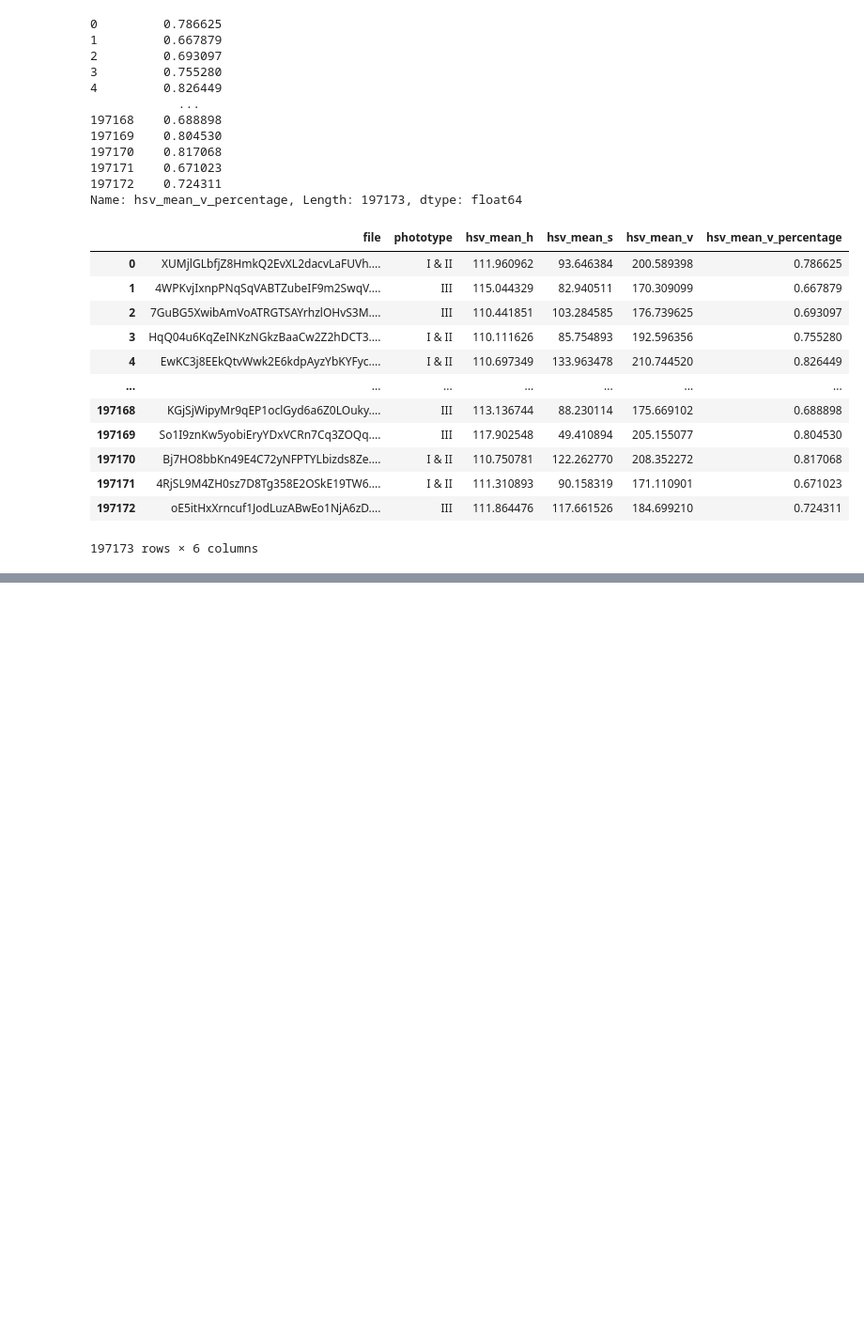
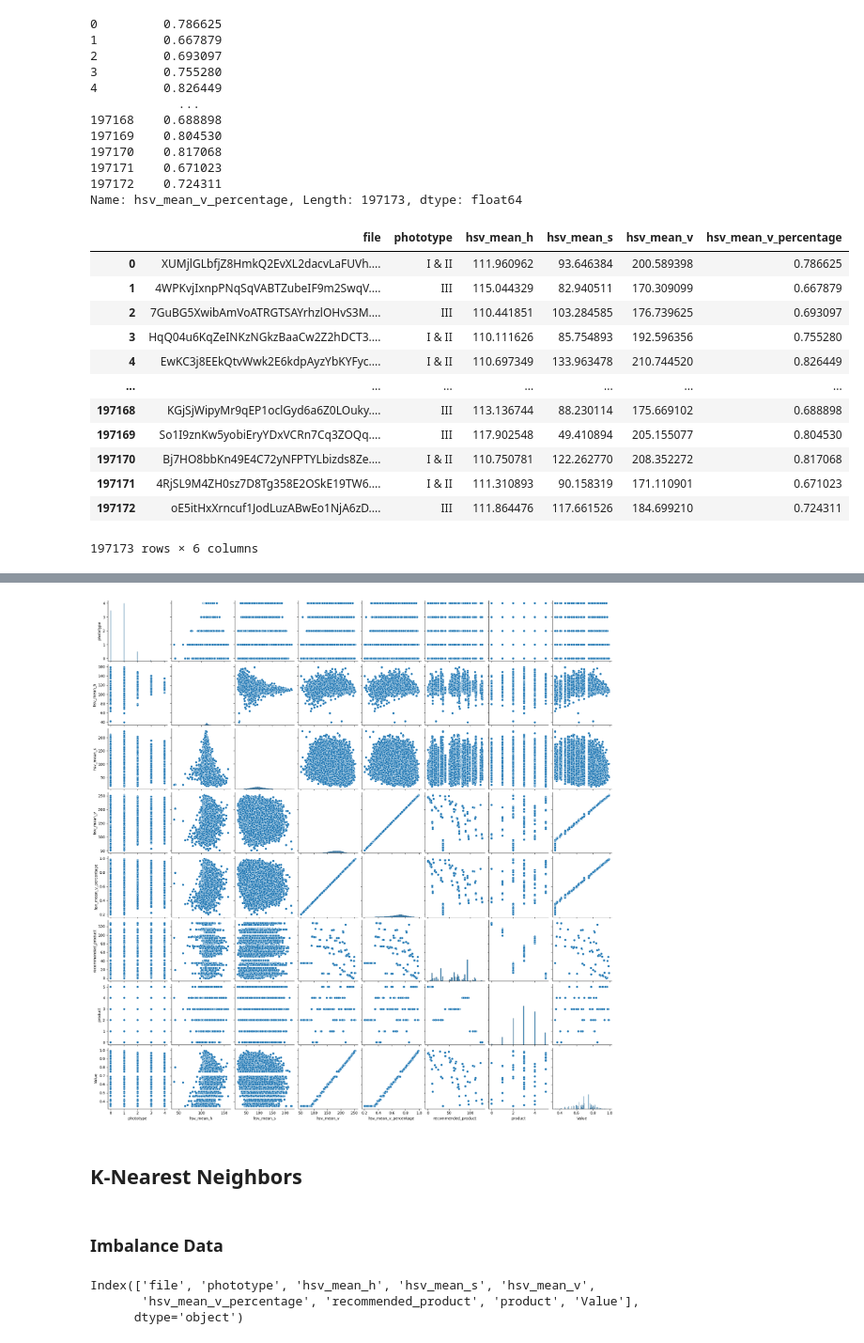
Before and after one commit to janeclrst/fores-1, a Jupyter notebook: final.ipynb, the cells around one changed output, grey strips where cells are left out. Shown at 94% size. Drawn from its saved outputs; the diff is of its cells as text; code cells hidden in the pictures; blank space fills up the shorter version.

Commit message:
training the model using GAN images

```diff
--- a/final.ipynb
+++ b/final.ipynb
@@ -281,0 +369,6 @@ df_image.to_csv('datasets/gan/data/labeled_gan_new.csv', index=False)
+# %%
+df_image_new = pd.read_csv('datasets/gan/data/gan_with_foundation_recommendation.csv')
+# %%
+le = LabelEncoder()
+df_image_new['product'] = le.fit_transform(df_image_new['product'])
+df_image_new['phototype'] = le.fit_transform(df_image_new['phototype'])
@@ -281,0 +446,14 @@ df_image.to_csv('datasets/gan/data/labeled_gan_new.csv', index=False)
+# %%
+pair_img = sns.pairplot(df_image_new)
+# %% [output]
+[figure, added]
+# %% [markdown]
+## K-Nearest Neighbors
+# %% [markdown]
+### Imbalance Data
+# %%
+df_image_new.columns
+# %% [output]
+Index(['file', 'phototype', 'hsv_mean_h', 'hsv_mean_s', 'hsv_mean_v',
+       'hsv_mean_v_percentage', 'recommended_product', 'product', 'Value'],
+      dtype='object')
```
Also changed, not shown: parts of 36 cells of this notebook.
